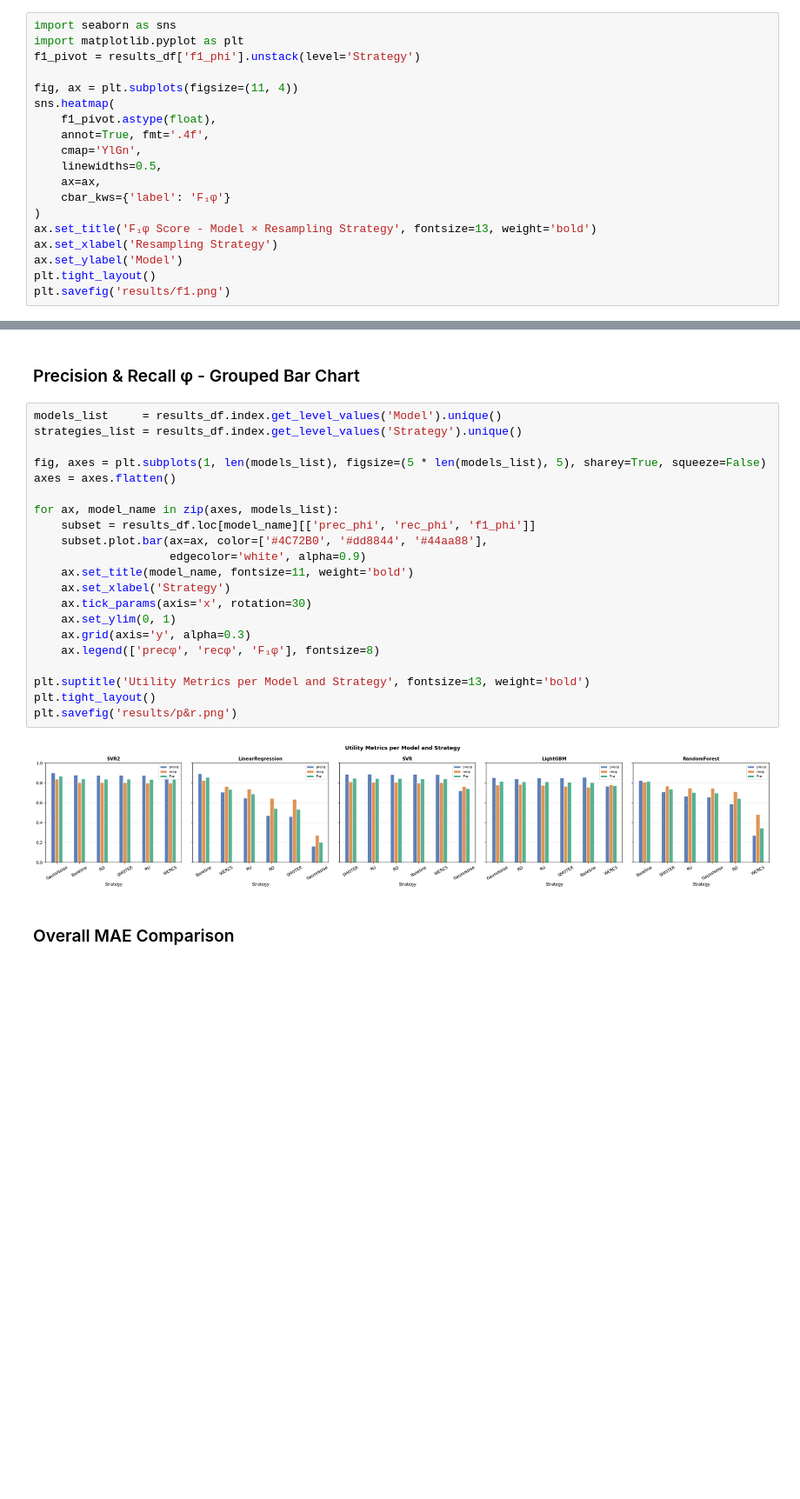
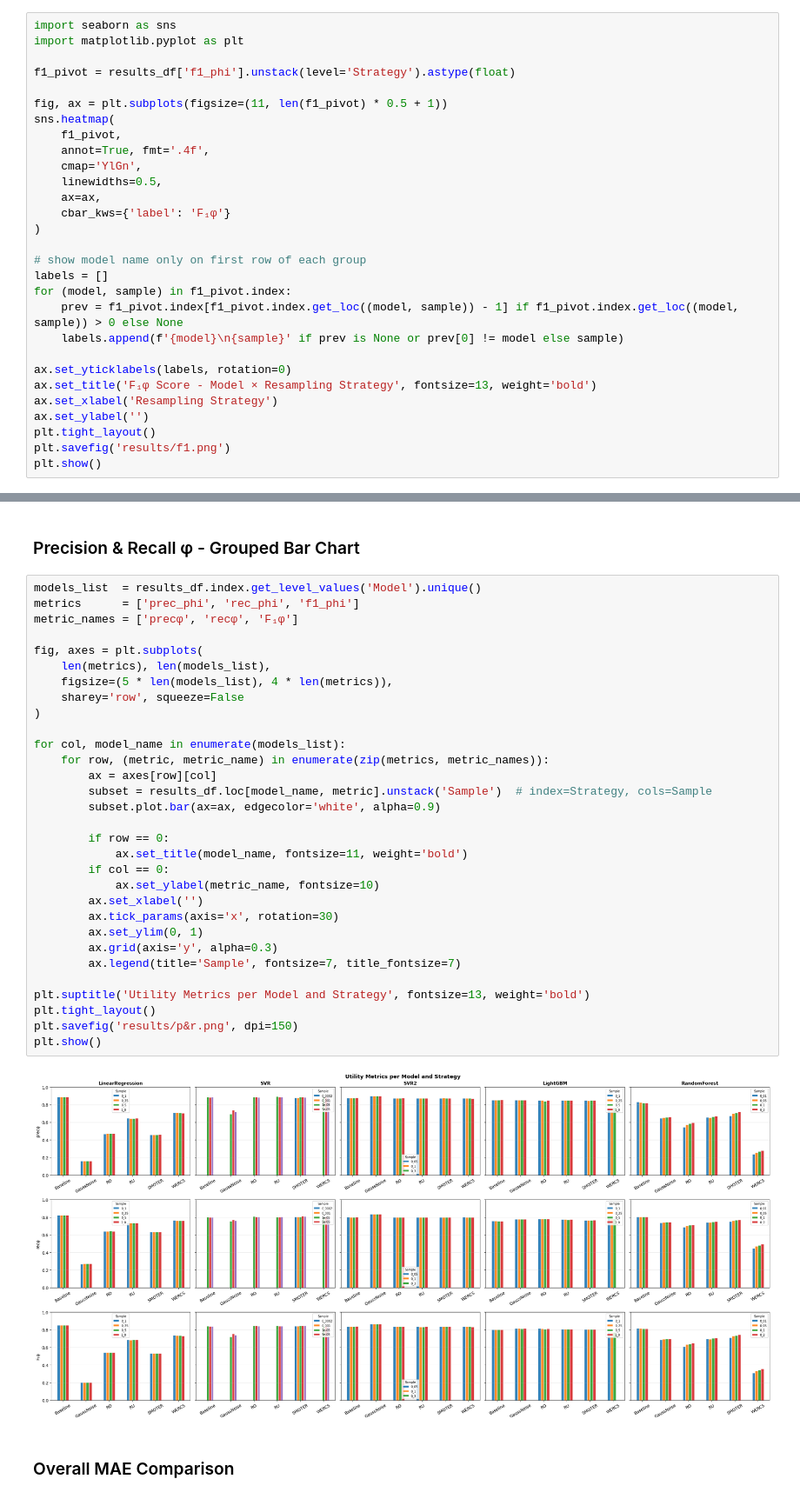
Before and after one commit to RoagieHoagie/FlightDelayImbalancedRegression, a Jupyter notebook: generate_results.ipynb, the cells around one changed output, grey strips where cells are left out. Shown at 87% size. Drawn from its saved outputs; the diff is of its cells as text; blank space fills up the shorter version.

```diff
--- a/generate_results.ipynb
+++ b/generate_results.ipynb
@@ -96,20 +132,30 @@ results_df.round(4)
 # %%
 import seaborn as sns
 import matplotlib.pyplot as plt
-f1_pivot = results_df['f1_phi'].unstack(level='Strategy')
 
-fig, ax = plt.subplots(figsize=(11, 4))
+f1_pivot = results_df['f1_phi'].unstack(level='Strategy').astype(float)
+
+fig, ax = plt.subplots(figsize=(11, len(f1_pivot) * 0.5 + 1))
 sns.heatmap(
-    f1_pivot.astype(float),
+    f1_pivot,
     annot=True, fmt='.4f',
     cmap='YlGn',
     linewidths=0.5,
     ax=ax,
     cbar_kws={'label': 'F₁φ'}
 )
+
+# show model name only on first row of each group
+labels = []
+for (model, sample) in f1_pivot.index:
+    prev = f1_pivot.index[f1_pivot.index.get_loc((model, sample)) - 1] if f1_pivot.index.get_loc((model, sample)) > 0 else None
+    labels.append(f'{model}\n{sample}' if prev is None or prev[0] != model else sample)
+
+ax.set_yticklabels(labels, rotation=0)
 ax.set_title('F₁φ Score - Model × Resampling Strategy', fontsize=13, weight='bold')
 ax.set_xlabel('Resampling Strategy')
-ax.set_ylabel('Model')
+ax.set_ylabel('')
 plt.tight_layout()
 plt.savefig('results/f1.png')
+plt.show()
 # %% [output]
@@ -117,28 +163,38 @@ plt.savefig('results/f1.png')
 # %% [markdown]
 ### Precision & Recall φ - Grouped Bar Chart
 # %%
-models_list     = results_df.index.get_level_values('Model').unique()
-strategies_list = results_df.index.get_level_values('Strategy').unique()
+models_list  = results_df.index.get_level_values('Model').unique()
+metrics      = ['prec_phi', 'rec_phi', 'f1_phi']
+metric_names = ['precφ', 'recφ', 'F₁φ']
 
-fig, axes = plt.subplots(1, len(models_list), figsize=(5 * len(models_list), 5), sharey=True, squeeze=False)
-axes = axes.flatten()
+fig, axes = plt.subplots(
+    len(metrics), len(models_list),
+    figsize=(5 * len(models_list), 4 * len(metrics)),
+    sharey='row', squeeze=False
+)
 
-for ax, model_name in zip(axes, models_list):
-    subset = results_df.loc[model_name][['prec_phi', 'rec_phi', 'f1_phi']]
-    subset.plot.bar(ax=ax, color=['#4C72B0', '#dd8844', '#44aa88'],
-                    edgecolor='white', alpha=0.9)
-    ax.set_title(model_name, fontsize=11, weight='bold')
-    ax.set_xlabel('Strategy')
-    ax.tick_params(axis='x', rotation=30)
-    ax.set_ylim(0, 1)
-    ax.grid(axis='y', alpha=0.3)
-    ax.legend(['precφ', 'recφ', 'F₁φ'], fontsize=8)
+for col, model_name in enumerate(models_list):
+    for row, (metric, metric_name) in enumerate(zip(metrics, metric_names)):
+        ax = axes[row][col]
+        subset = results_df.loc[model_name, metric].unstack('Sample')  # index=Strategy, cols=Sample
+        subset.plot.bar(ax=ax, edgecolor='white', alpha=0.9)
+
+        if row == 0:
+            ax.set_title(model_name, fontsize=11, weight='bold')
+        if col == 0:
+            ax.set_ylabel(metric_name, fontsize=10)
+        ax.set_xlabel('')
+        ax.tick_params(axis='x', rotation=30)
+        ax.set_ylim(0, 1)
+        ax.grid(axis='y', alpha=0.3)
+        ax.legend(title='Sample', fontsize=7, title_fontsize=7)
 
 plt.suptitle('Utility Metrics per Model and Strategy', fontsize=13, weight='bold')
 plt.tight_layout()
-plt.savefig('results/p&r.png')
+plt.savefig('results/p&r.png', dpi=150)
+plt.show()
 # %% [output]
-[figure, old version]
+[figure, new version]
 # %% [markdown]
 ### Overall MAE Comparison
 # %%
```
Also changed, not shown: parts of 7 cells of this notebook, 40 other files.
